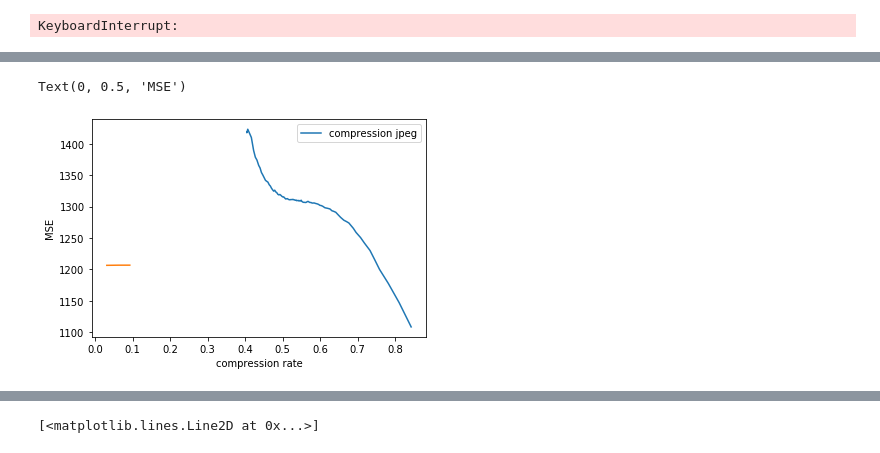
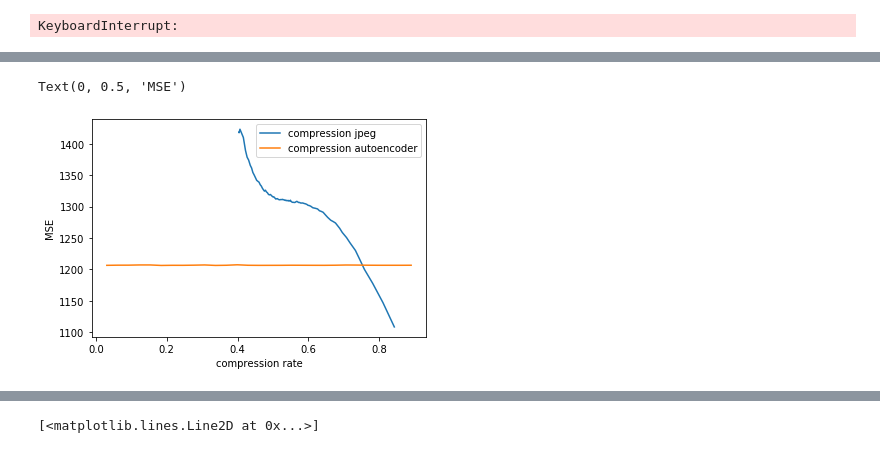
Before and after one commit to tang-ji/autoencoder, a Jupyter notebook: autoencoder_compression_rate.ipynb, the cells around one changed output, grey strips where cells are left out. Drawn from its saved outputs; the diff is of its cells as text; code cells hidden in the pictures.

```diff
--- a/autoencoder_compression_rate.ipynb
+++ b/autoencoder_compression_rate.ipynb
@@ -22,4 +19,4 @@ import pickle as pk
 # %%
 (x_train, _), (x_test, _) = mnist.load_data()
 # x_train = x_train.astype('float32') / 255.
-# x_test = x_test.astype('float32') / 255.
+x_test = x_test.astype('float32') / 255.
@@ -25,0 +34,2 @@ import pickle as pk
+# %%
+[encoder, decoder, autoencoder] = pk.load(open('model' + str(1) + '.pkl', 'rb'))
@@ -90,14 +136,14 @@ KeyboardInterrupt:
 # %%
 plt.plot(file_size, mse_loss)
 plt.plot(file_size_auto, mse_loss_auto)
-plt.legend(['compression jpeg'])
+plt.legend(['compression jpeg', 'compression autoencoder'])
 plt.xlabel("compression rate")
 plt.ylabel("MSE")
 
 # plt.plot(getsize('out_encode.npy')/912, np.linalg.norm(a[0]-x_train[0], ord=2), 'or')
 # %% [output]
 Text(0, 0.5, 'MSE')
-[figure, old version]
+[figure, new version]
 # %%
 pk.dump([file_size, mse_loss], open('log_jpg', 'wb'))
 # %%
```
Also changed, not shown: parts of 19 cells of this notebook, 2 other files.
